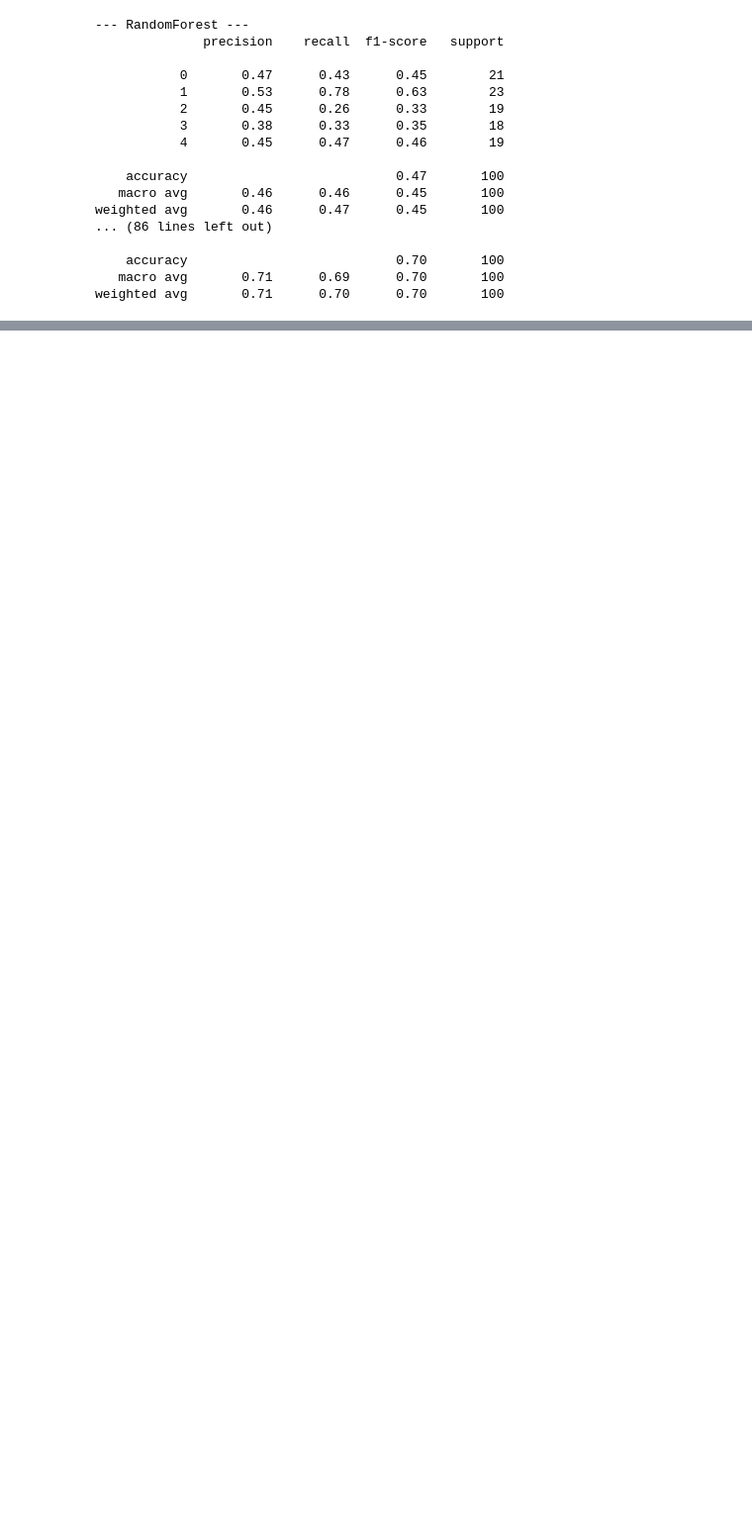
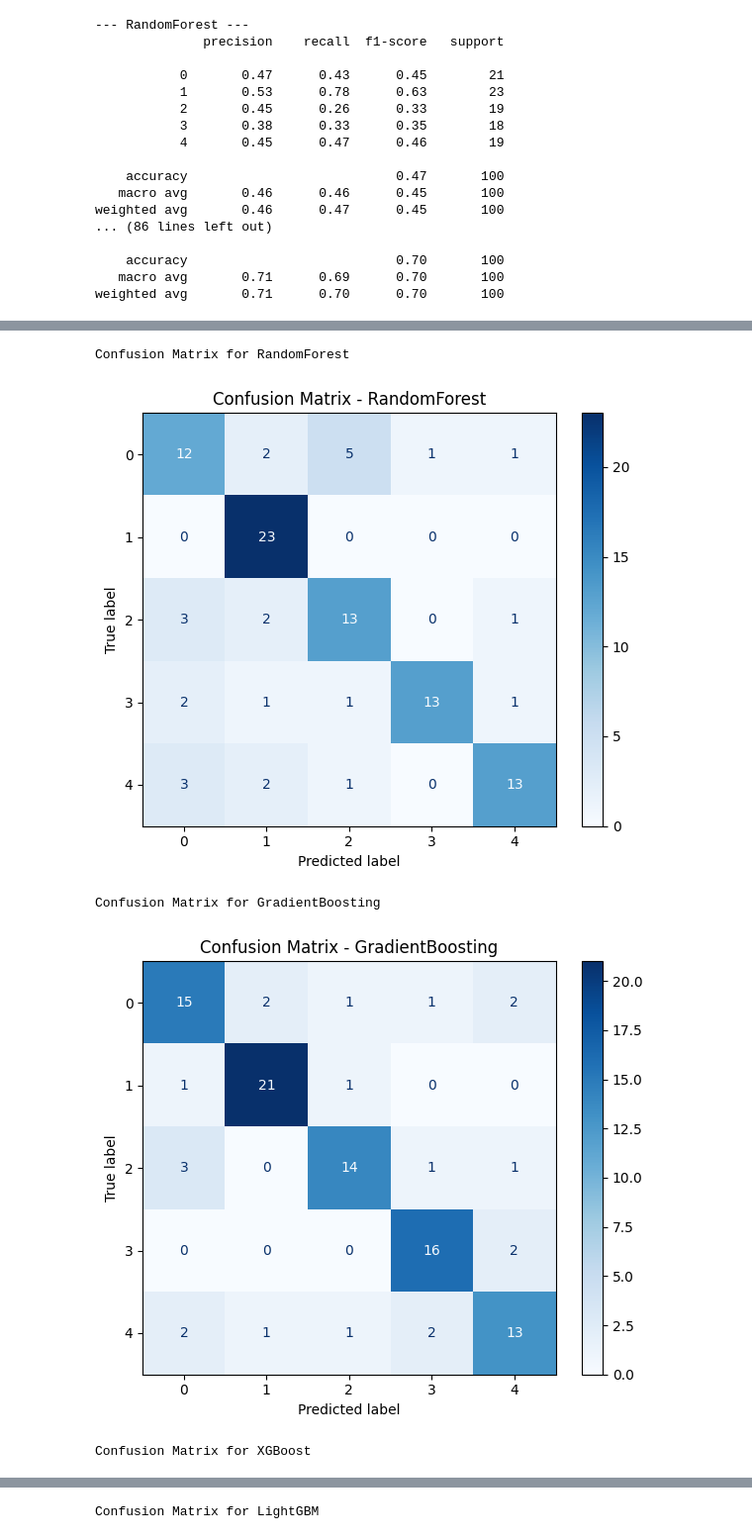
Before and after one commit to pranavvk18/Extraction-of-dark-data-in-EHR-using-ensemble-models, a Jupyter notebook: Extraction of Dark Data using Ensemble models and NLP/final.ipynb, the cells around one changed output, grey strips where cells are left out. Shown at 99% size. Saved outputs shown, nothing was run; the diff lists cells and outputs as text; code cells hidden in the pictures; blank space fills up the shorter version.

```diff
--- a/Extraction of Dark Data using Ensemble models and NLP/final.ipynb
+++ b/Extraction of Dark Data using Ensemble models and NLP/final.ipynb
@@ -715,0 +757,3 @@ weighted avg       0.71      0.70      0.70       100
+# %%
+df['doctor_notes_str'] = df['doctor_notes_entities'].apply(lambda x: ' '.join(x) if isinstance(x, list) else '')
+df['side_effects_str'] = df['side_effects_entities'].apply(lambda x: ' '.join(x) if isinstance(x, list) else '')
@@ -715,0 +978,25 @@ weighted avg       0.71      0.70      0.70       100
+# %%
+from sklearn.metrics import confusion_matrix, ConfusionMatrixDisplay
+
+# Plot confusion matrices
+for name, model in models.items():
+    print(f"\nConfusion Matrix for {name}")
+
+    # Predict again to ensure latest predictions (in case models were overwritten)
+    y_pred = model.predict(X_test)
+
+    cm = confusion_matrix(y_test, y_pred, labels=model.classes_ if hasattr(model, 'classes_') else sorted(set(y_test)))
+    disp = ConfusionMatrixDisplay(confusion_matrix=cm, display_labels=model.classes_ if hasattr(model, 'classes_') else sorted(set(y_test)))
+
+    fig, ax = plt.subplots(figsize=(6, 5))
+    disp.plot(ax=ax, cmap=plt.cm.Blues, values_format='d')
+    plt.title(f"Confusion Matrix - {name}")
+    plt.grid(False)
+    plt.tight_layout()
+    plt.show()
+# %% [output]
+Confusion Matrix for RandomForest
+[figure, added]
+Confusion Matrix for GradientBoosting
+[figure, added]
+Confusion Matrix for XGBoost
@@ -715,0 +1004 @@ weighted avg       0.71      0.70      0.70       100
+Confusion Matrix for LightGBM
```
Also changed, not shown: parts of 26 cells of this notebook.
